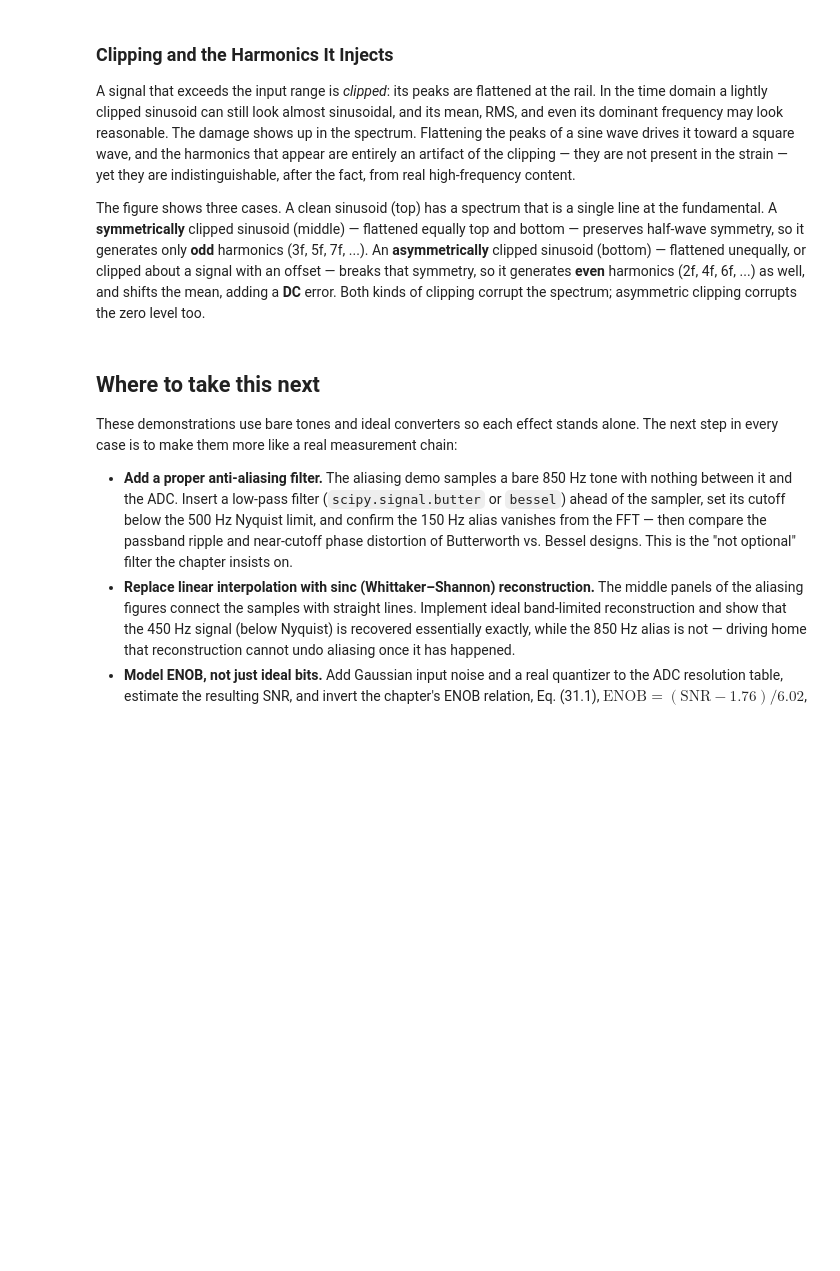
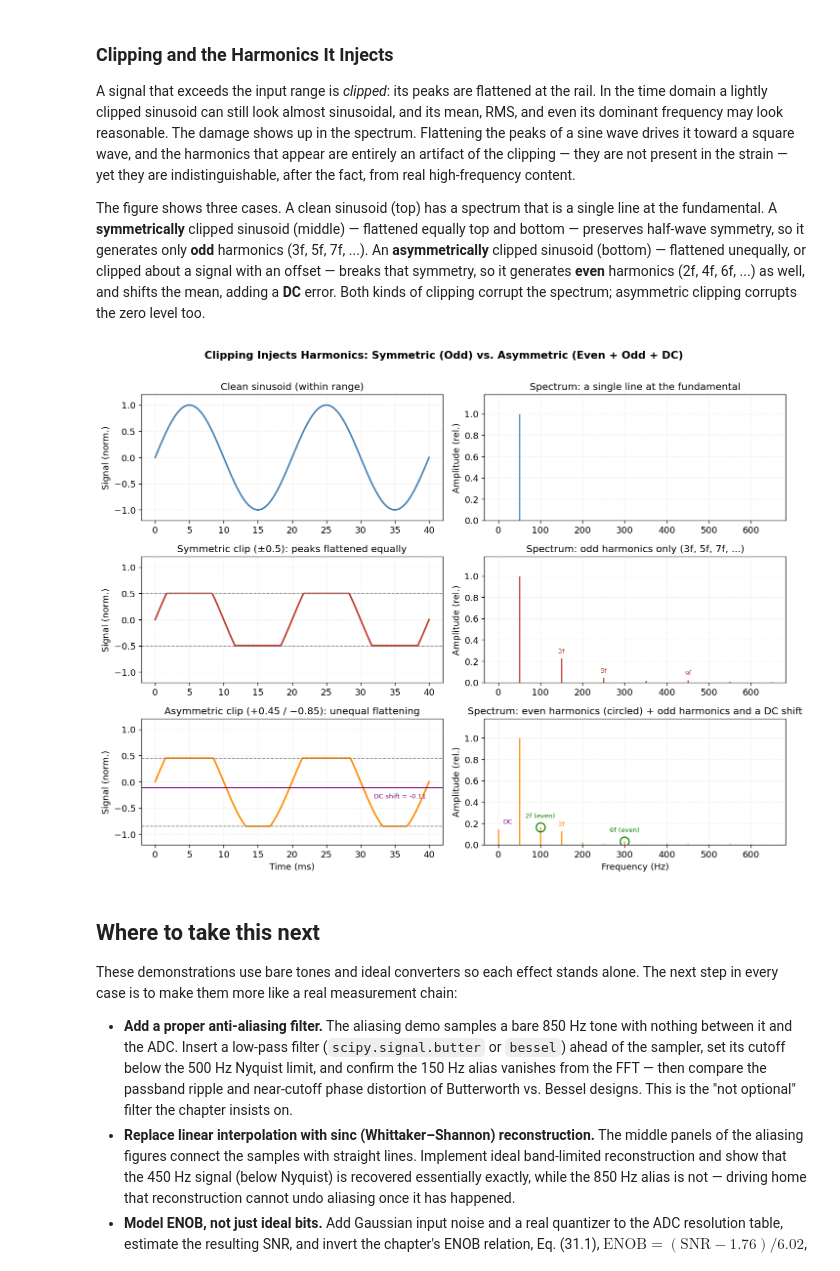
Before and after one commit to mike-bower/modern-strain-gage-technology-notebooks, a Jupyter notebook: notebooks/ch31_modern_data_acquisition.ipynb, the cells around one changed output. Drawn from its saved outputs; the diff is of its cells as text; code cells hidden in the pictures; blank space fills up the shorter version.

```diff
--- a/notebooks/ch31_modern_data_acquisition.ipynb
+++ b/notebooks/ch31_modern_data_acquisition.ipynb
@@ -564,36 +580,47 @@ ax[1, 1].set_ylabel('Amplitude (rel.)'); ax[1, 1].set_ylim(0, 1.18)
 dc = asym.mean()
 ax[2, 0].plot(t[m] * 1000, asym[m], color='darkorange', lw=2)
 ax[2, 0].axhline(0.45, color='0.5', ls='--', lw=1)
 ax[2, 0].axhline(-0.85, color='0.5', ls='--', lw=1)
 ax[2, 0].axhline(dc, color='purple', ls='-', lw=1.2)
 ax[2, 0].text(tmax * 0.99, dc - 0.2, f'DC shift = {dc:+.2f}', ha='right',
               fontsize=8, color='purple')
 ax[2, 0].set_title('Asymmetric clip (+0.45 / −0.85): unequal flattening')
 ax[2, 0].set_xlabel('Time (ms)'); ax[2, 0].set_ylabel('Signal (norm.)')
 ax[2, 0].set_ylim(-1.2, 1.2)
 ax[2, 1].stem(f_a[sel], Y_a[sel], linefmt='darkorange', markerfmt=' ', basefmt=' ')
 ax[2, 1].annotate('DC', xy=(0, Y_a[0]), xytext=(12, Y_a[0] + 0.05),
                   fontsize=8, color='purple')
 for n in (2, 3, 4, 5, 6, 7):
     fh = n * f0
     if fh <= fmax:
         amp = Y_a[np.argmin(np.abs(f_a - fh))]
         if amp > 0.02:
-            col = 'green' if n % 2 == 0 else 'darkorange'
-            ax[2, 1].annotate(f'{n}f', xy=(fh, amp), xytext=(fh, amp + 0.05),
+            even = n % 2 == 0
+            col = 'green' if even else 'darkorange'
+            # The even harmonics are the diagnostic ones, so they get a circle
+            # as well as a colour: the softcover edition prints in gray, where
+            # green and orange are the same ink.
+            if even:
+                ax[2, 1].plot(fh, amp, marker='o', ms=11, mfc='none', mec=col,
+                              mew=1.4)
+            ax[2, 1].annotate(f'{n}f' + (' (even)' if even else ''),
+                              xy=(fh, amp),
+                              xytext=(fh, amp + (0.09 if even else 0.05)),
                               ha='center', fontsize=8, color=col)
-ax[2, 1].set_title('Spectrum: even + odd harmonics and a DC shift (even in green)')
+ax[2, 1].set_title('Spectrum: even harmonics (circled) + odd harmonics and a DC shift')
 ax[2, 1].set_xlabel('Frequency (Hz)'); ax[2, 1].set_ylabel('Amplitude (rel.)')
 ax[2, 1].set_ylim(0, 1.18)
 
 for a in ax.flat:
     a.grid(True, linestyle=':', alpha=0.4)
 
 fig.suptitle('Clipping Injects Harmonics: Symmetric (Odd) vs. Asymmetric (Even + Odd + DC)',
              fontsize=13, fontweight='bold', y=1.005)
 plt.tight_layout()
 plt.savefig(OUT_DIR / 'fig31_nb4_clipping_spectrum.png', bbox_inches='tight', dpi=150)
 plt.show()
+# %% [output]
+[figure, added]
 # %% [markdown]
 ## Where to take this next
 
```
Also changed, not shown: parts of 4 cells of this notebook, 35 other files.
